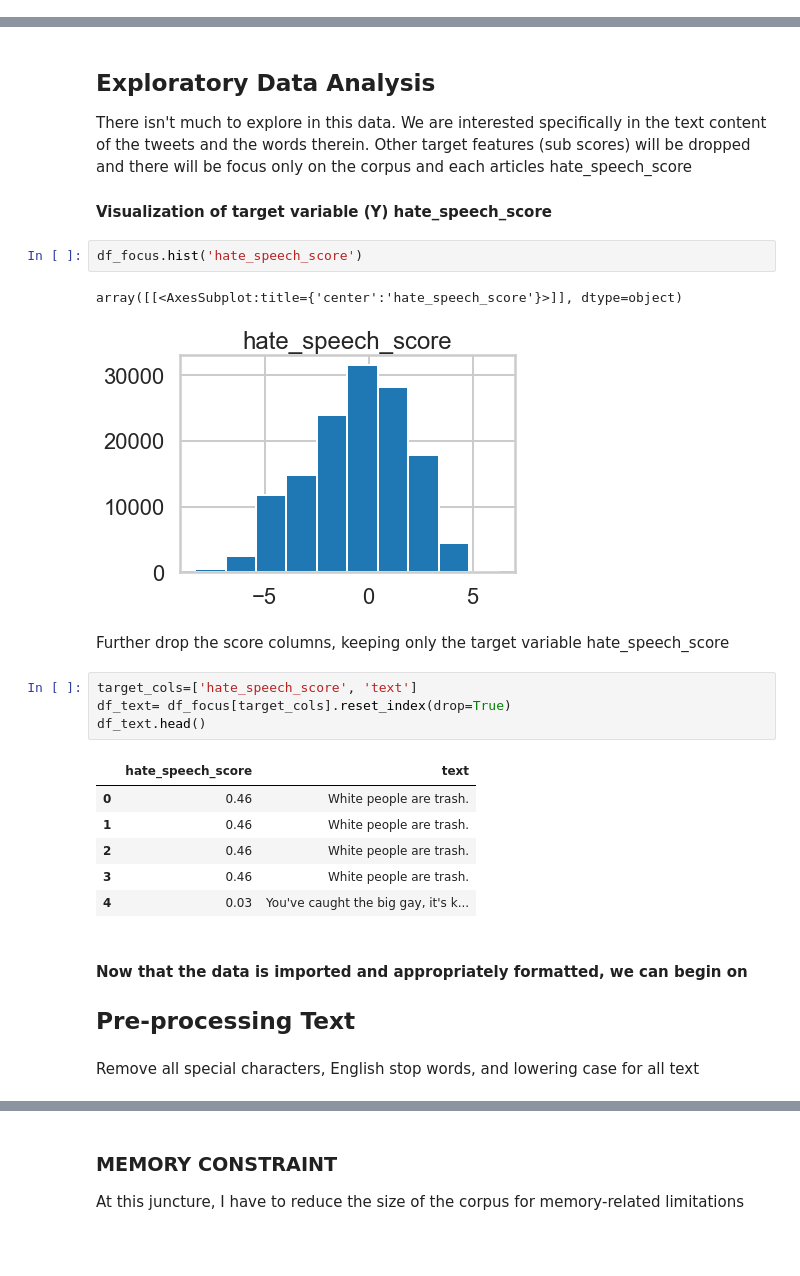
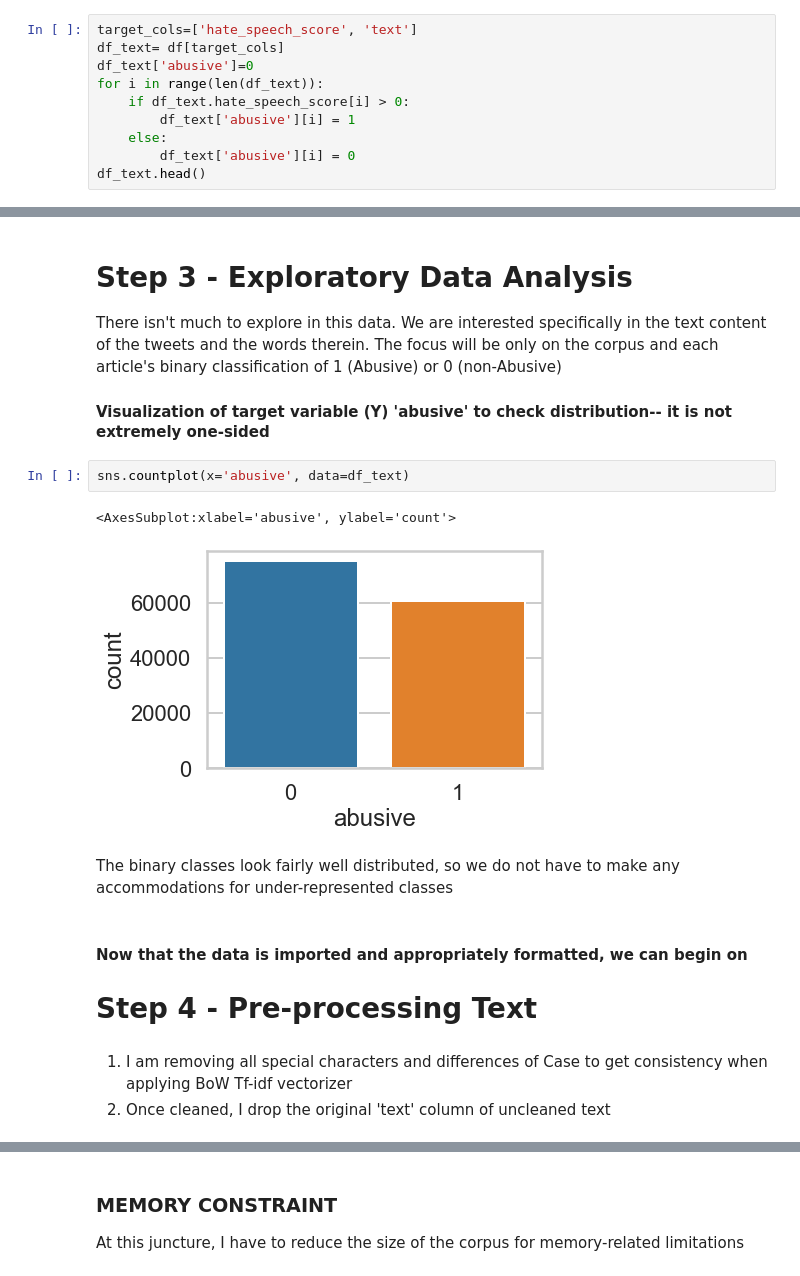
Before and after one commit to dpowell022/Abusive-Language-Detection, a Jupyter notebook: Capstone_Detect_HateSpeech.ipynb, the cells around one changed output, grey strips where cells are left out. Cells and saved outputs as stored; diff of their text form; blank space fills up the shorter version.

```diff
--- a/Capstone_Detect_HateSpeech.ipynb
+++ b/Capstone_Detect_HateSpeech.ipynb
@@ -96,0 +92,10 @@ dtype: int64
+# %%
+target_cols=['hate_speech_score', 'text']
+df_text= df[target_cols]
+df_text['abusive']=0
+for i in range(len(df_text)):
+    if df_text.hate_speech_score[i] > 0:
+        df_text['abusive'][i] = 1
+    else:
+        df_text['abusive'][i] = 0
+df_text.head()
@@ -97,27 +122,17 @@ dtype: int64
 # %% [markdown]
-## Exploratory Data Analysis
-There isn't much to explore in this data. We are interested specifically in the text content of the tweets and the words therein. Other target features (sub scores) will be dropped and there will be focus only on the corpus and each articles hate_speech_score
-#### Visualization of target variable (Y) hate_speech_score
+# Step 3 - Exploratory Data Analysis
+There isn't much to explore in this data. We are interested specifically in the text content of the tweets and the words therein. The focus will be only on the corpus and each article's binary classification of 1 (Abusive) or 0 (non-Abusive)
+#### Visualization of target variable (Y) 'abusive' to check distribution-- it is not extremely one-sided
 # %%
-df_focus.hist('hate_speech_score')
+sns.countplot(x='abusive', data=df_text)
 # %% [output]
-array([[<AxesSubplot:title={'center':'hate_speech_score'}>]], dtype=object)
+<AxesSubplot:xlabel='abusive', ylabel='count'>
-[figure, old version]
+[figure, new version]
-# %% [markdown]
-Further drop the score columns, keeping only the target variable hate_speech_score
-# %%
-target_cols=['hate_speech_score', 'text']
-df_text= df_focus[target_cols].reset_index(drop=True)
-df_text.head()
-# %% [output]
-|  | hate_speech_score | text |
-| 0 | 0.46 | White people are trash. |
-| 1 | 0.46 | White people are trash. |
-| 2 | 0.46 | White people are trash. |
-| 3 | 0.46 | White people are trash. |
-| 4 | 0.03 | You've caught the big gay, it's k... |
+# %% [markdown]
+The binary classes look fairly well distributed, so we do not have to make any accommodations for under-represented classes
 # %% [markdown]
 #### Now that the data is imported and appropriately formatted, we can begin on
-## Pre-processing Text
+# Step 4 - Pre-processing Text
 # %% [markdown]
-Remove all special characters, English stop words, and lowering case for all text
+1. I am removing all special characters and differences of Case to get consistency when applying BoW Tf-idf vectorizer
+2. Once cleaned, I drop the original 'text' column of uncleaned text
```
Also changed, not shown: parts of 57 cells of this notebook.
